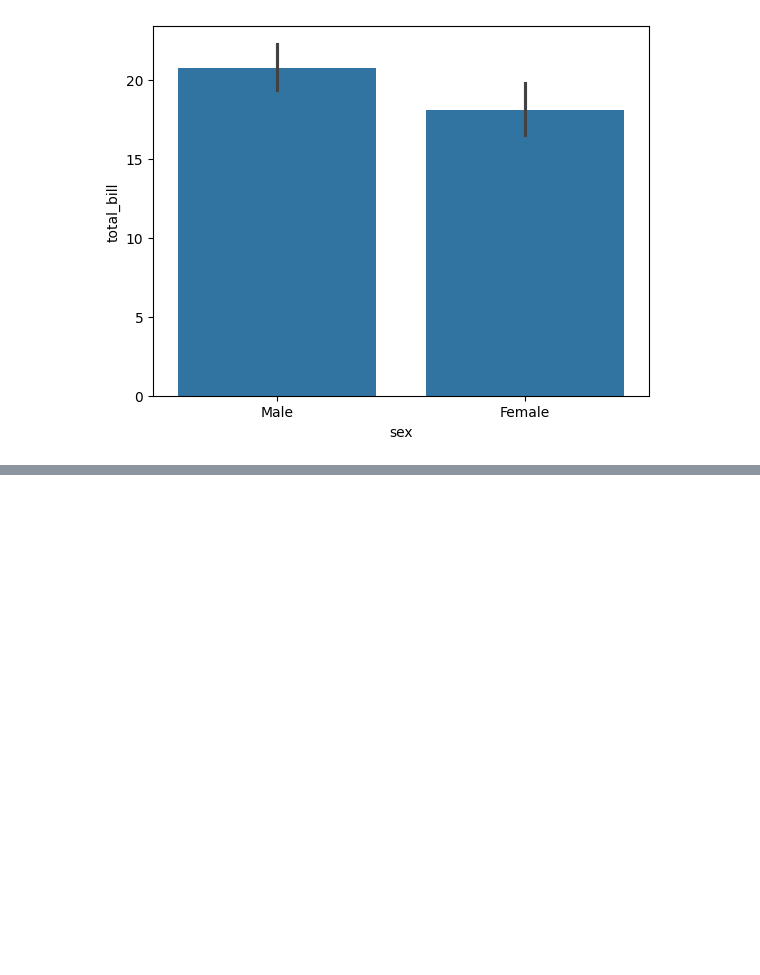
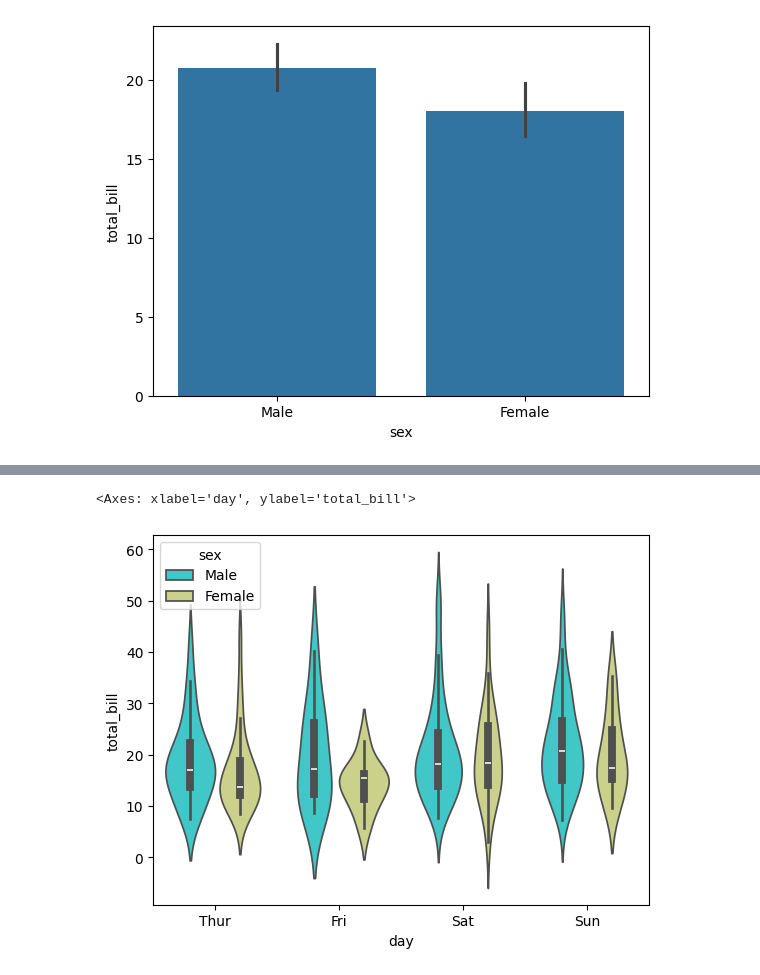
Before and after one commit to altafshaikh7/Data-Vizualization-Complete-course, a Jupyter notebook: categoricalplot/categoricalplot.ipynb, the cells around one changed output, grey strips where cells are left out. Saved outputs shown, nothing was run; the diff lists cells and outputs as text; code cells hidden in the pictures; blank space fills up the shorter version.

```diff
--- a/categoricalplot/categoricalplot.ipynb
+++ b/categoricalplot/categoricalplot.ipynb
@@ -33,0 +54,5 @@ sns.barplot(x =df['sex'] , y = df['total_bill']) ## category count dikhane ke li
+# %%
+sns.violinplot(x =df['day'] , y = df['total_bill'],hue=df['sex'], palette='rainbow')
+# %% [output]
+<Axes: xlabel='day', ylabel='total_bill'>
+[figure, added]
```
Also changed, not shown: parts of 10 cells of this notebook.
